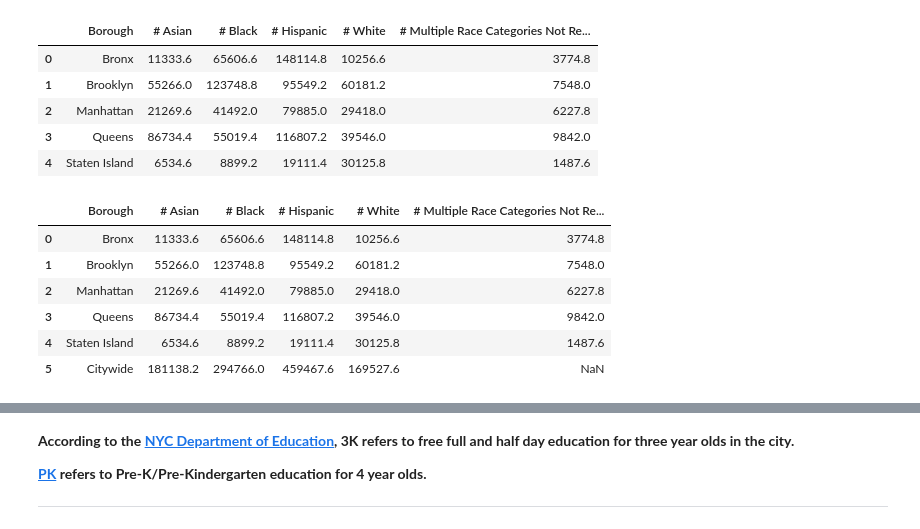
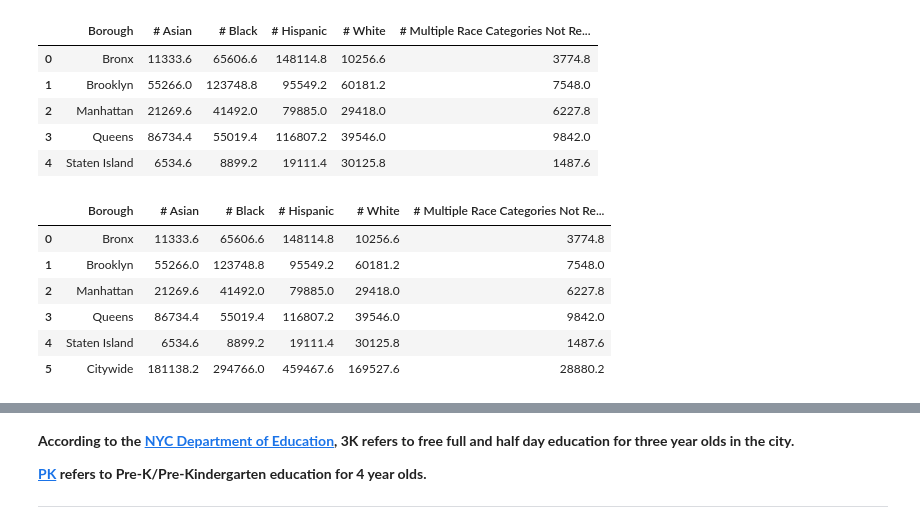
Before and after one commit to thetechleila/NYC-Public-Schools-EDA-Pre-and-Post-Pandemic, a Jupyter notebook: code/eda.ipynb, the cells around one changed output, grey strips where cells are left out. Drawn from its saved outputs; the diff is of its cells as text; code cells hidden in the pictures.

```diff
--- a/code/eda.ipynb
+++ b/code/eda.ipynb
@@ -417,20 +417,18 @@ boro_eth_avg_df
 # %%
 #Create one dataframe with citywide and 5 borough average racial ethnic demographics 2015-2020
 
-181138.2, 294766.0, 459467.6, 169527.6, 28880.2
-
 city_row_data = {'Borough': ["Citywide"], "# Asian": [181138.2], "# Black": [294766.0], "# Hispanic": [459467.6],
-                "# White": [169527.6],   }
+                "# White": [169527.6], "# Multiple Race Categories Not Represented": [28880.2]  }
 city_row_df = pd.DataFrame(city_row_data )
 
 cityboro_eth_df = pd.concat([boro_eth_avg_df, city_row_df], ignore_index=True)
 
 cityboro_eth_df
 # %% [output]
 |  | Borough | # Asian | # Black | # Hispanic | # White | # Multiple Race Categories Not Re... |
 | 0 | Bronx | 11333.6 | 65606.6 | 148114.8 | 10256.6 | 3774.8 |
 | 1 | Brooklyn | 55266.0 | 123748.8 | 95549.2 | 60181.2 | 7548.0 |
 | 2 | Manhattan | 21269.6 | 41492.0 | 79885.0 | 29418.0 | 6227.8 |
 | 3 | Queens | 86734.4 | 55019.4 | 116807.2 | 39546.0 | 9842.0 |
 | 4 | Staten Island | 6534.6 | 8899.2 | 19111.4 | 30125.8 | 1487.6 |
-| 5 | Citywide | 181138.2 | 294766.0 | 459467.6 | 169527.6 | NaN |
+| 5 | Citywide | 181138.2 | 294766.0 | 459467.6 | 169527.6 | 28880.2 |
```
Also changed, not shown: parts of 2 cells of this notebook.
